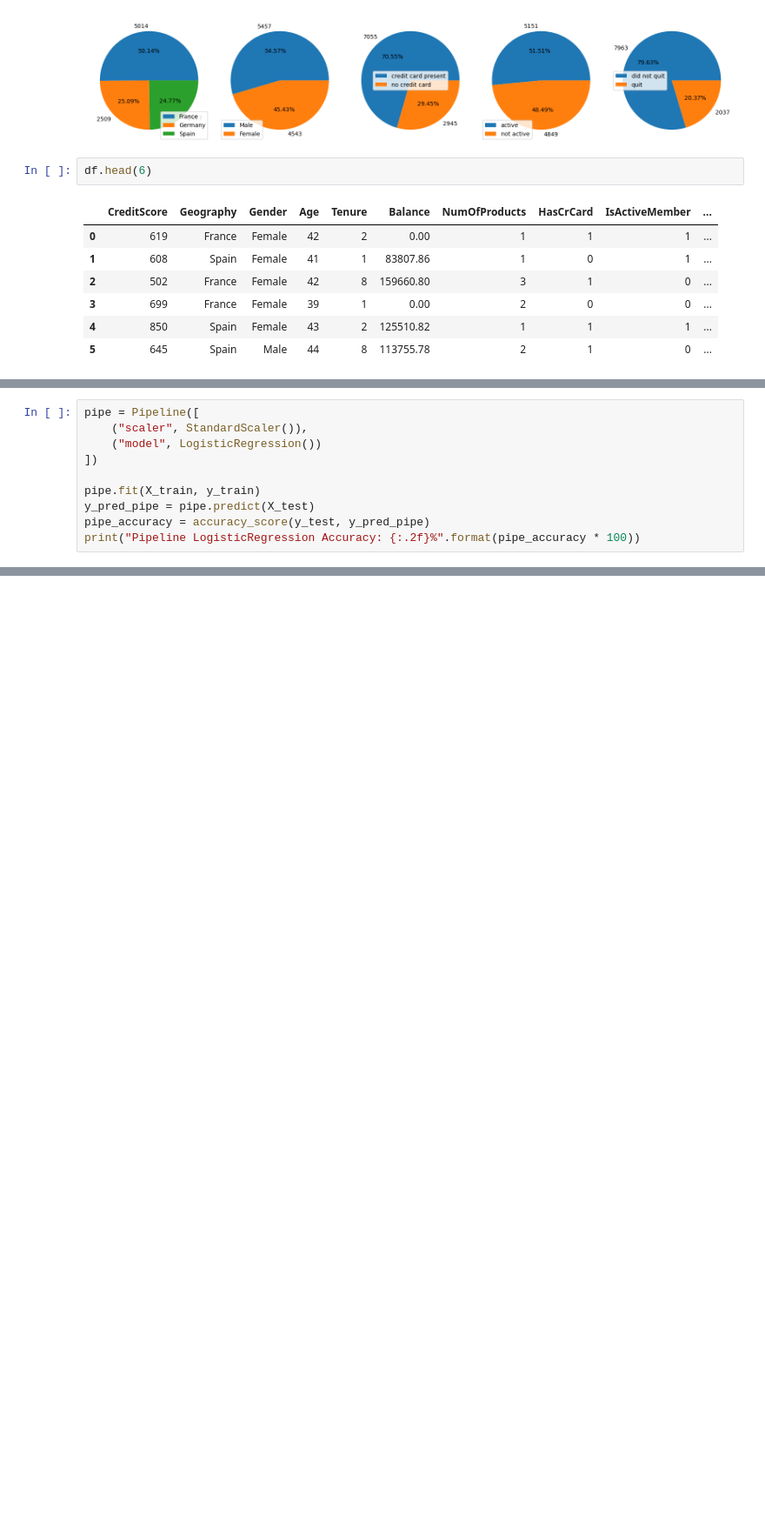
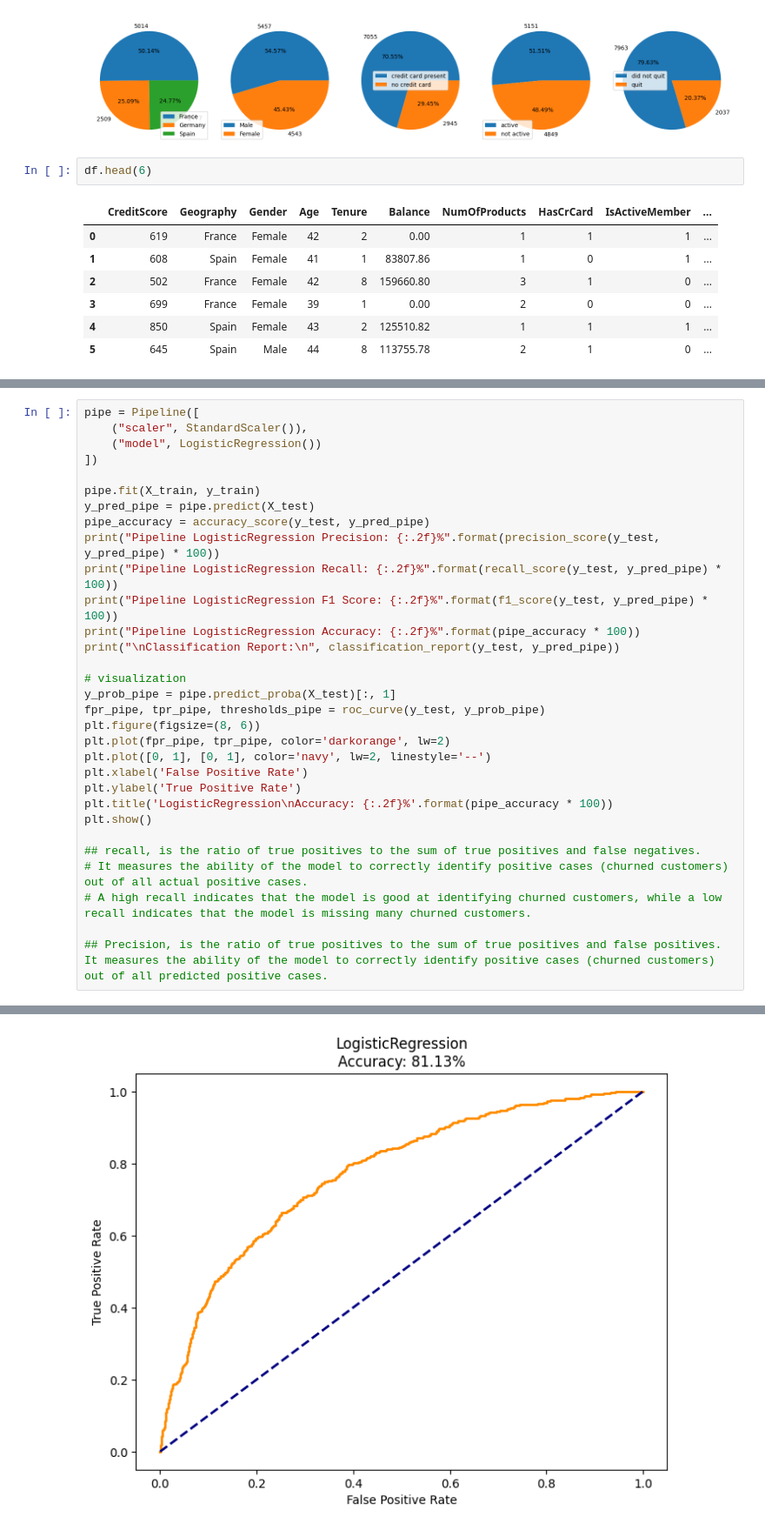
Before and after one commit to timoajayi/capstone-customer-churn-prediction, a Jupyter notebook: Customer_churn_prediction.ipynb, the cells around one changed output, grey strips where cells are left out. Shown at 87% size. Cells and saved outputs as stored; diff of their text form; blank space fills up the shorter version.

```diff
--- a/Customer_churn_prediction.ipynb
+++ b/Customer_churn_prediction.ipynb
@@ -415,5 +443,26 @@ pipe = Pipeline([
 pipe.fit(X_train, y_train)
 y_pred_pipe = pipe.predict(X_test)
 pipe_accuracy = accuracy_score(y_test, y_pred_pipe)
+print("Pipeline LogisticRegression Precision: {:.2f}%".format(precision_score(y_test, y_pred_pipe) * 100))
+print("Pipeline LogisticRegression Recall: {:.2f}%".format(recall_score(y_test, y_pred_pipe) * 100))
+print("Pipeline LogisticRegression F1 Score: {:.2f}%".format(f1_score(y_test, y_pred_pipe) * 100))
 print("Pipeline LogisticRegression Accuracy: {:.2f}%".format(pipe_accuracy * 100))
+print("\nClassification Report:\n", classification_report(y_test, y_pred_pipe))
+
+# visualization
+y_prob_pipe = pipe.predict_proba(X_test)[:, 1]
+fpr_pipe, tpr_pipe, thresholds_pipe = roc_curve(y_test, y_prob_pipe)
+plt.figure(figsize=(8, 6))
+plt.plot(fpr_pipe, tpr_pipe, color='darkorange', lw=2)
+plt.plot([0, 1], [0, 1], color='navy', lw=2, linestyle='--')
+plt.xlabel('False Positive Rate')
+plt.ylabel('True Positive Rate')
+plt.title('LogisticRegression\nAccuracy: {:.2f}%'.format(pipe_accuracy * 100))
+plt.show()
+
+## recall, is the ratio of true positives to the sum of true positives and false negatives.
+# It measures the ability of the model to correctly identify positive cases (churned customers) out of all actual positive cases.
+# A high recall indicates that the model is good at identifying churned customers, while a low recall indicates that the model is missing many churned customers.
+
+## Precision, is the ratio of true positives to the sum of true positives and false positives. It measures the ability of the model to correctly identify positive cases (churned customers) out of all predicted positive cases.
 # %% [output]
@@ -421 +483,2 @@ Pipeline LogisticRegression Accuracy: 81.13%
+[figure, added]
 # %%
```
Also changed, not shown: parts of 49 cells of this notebook, 12 other files.
